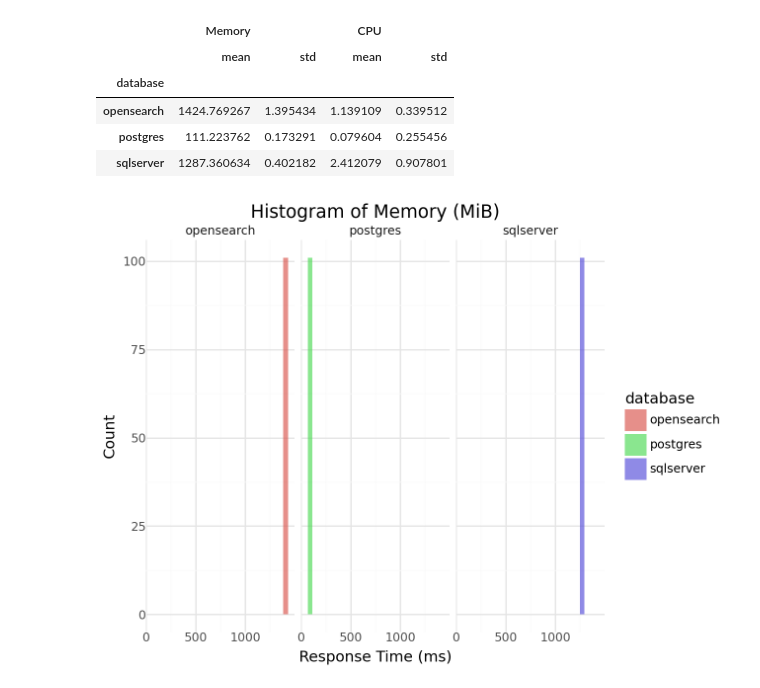
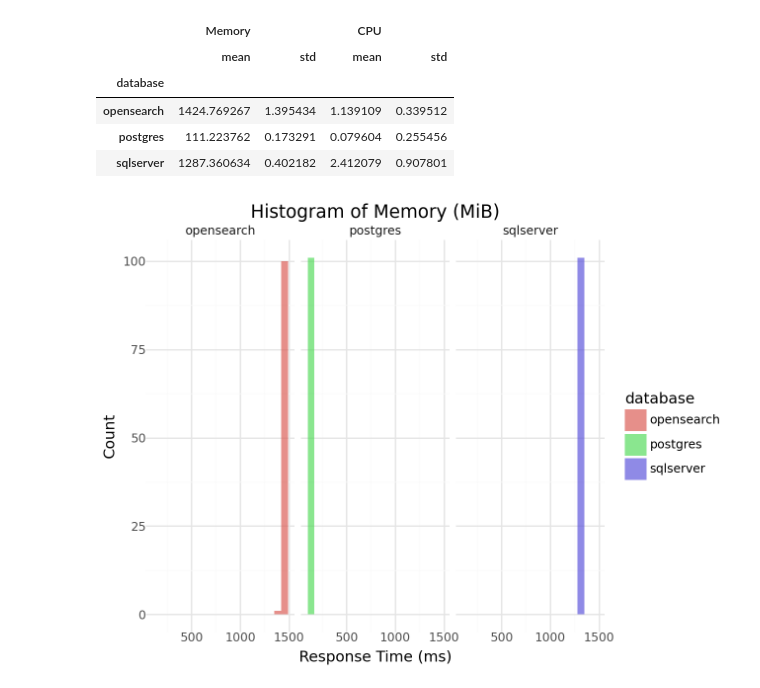
Before and after one commit to Ed-Fi-Alliance-OSS/Project-Tanager, a Jupyter notebook: testing/performance/large-reads/analysis.ipynb, the cells around one changed output. Cells and saved outputs as stored; diff of their text form; code cells hidden in the pictures.

```diff
--- a/testing/performance/large-reads/analysis.ipynb
+++ b/testing/performance/large-reads/analysis.ipynb
@@ -117,17 +117,17 @@ df_docker.groupby(by=["database"]).agg(
 # %%
 (
   ggplot(df_docker, aes(x='Memory', fill='database'))
-  + geom_histogram(alpha=0.7, bins=30, position='identity')
+  + geom_histogram(alpha=0.7, bins=20, position='identity')
   + facet_wrap('~database')
   + labs(
     title='Histogram of Memory (MiB)',
     x='Response Time (ms)',
     y='Count'
   )
   + theme_minimal()
 )
 # %% [output]
-[figure, old version]
+[figure, new version]
 # %%
 (
   ggplot(df_docker, aes(x='CPU', fill='database'))
```
Also changed, not shown: parts of 1 cell of this notebook.
